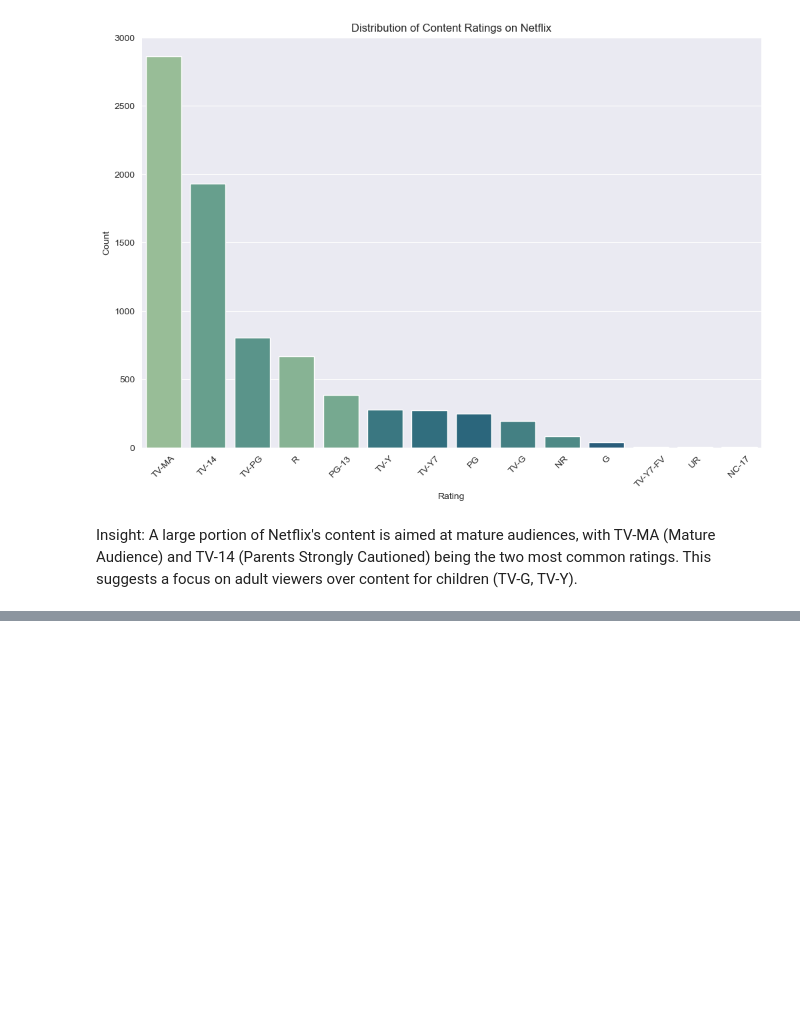
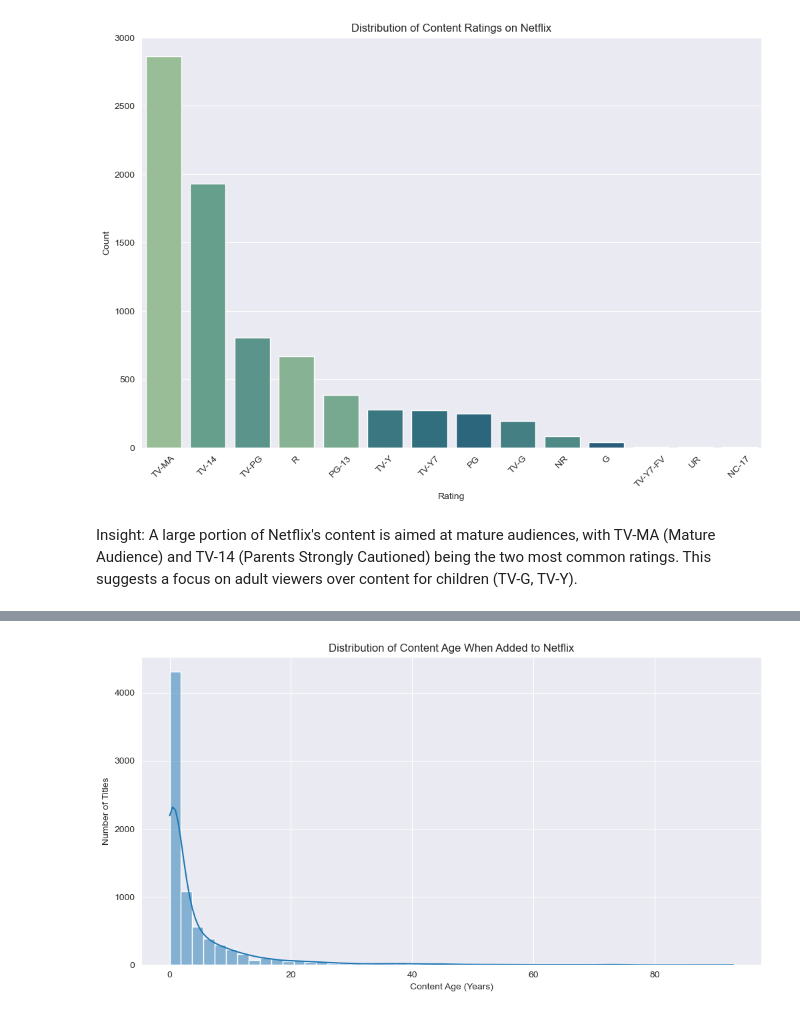
Before and after one commit to manshagupta217/Netflix-Content-Strategy-Analysis, a Jupyter notebook: notebooks/Netflix_Analysis.ipynb, the cells around one changed output, grey strips where cells are left out. Cells and saved outputs as stored; diff of their text form; code cells hidden in the pictures; blank space fills up the shorter version.

```diff
--- a/notebooks/Netflix_Analysis.ipynb
+++ b/notebooks/Netflix_Analysis.ipynb
@@ -360,0 +369,13 @@ Insight: A large portion of Netflix's content is aimed at mature audiences, with
+# %%
+df['age_on_netflix'] = df['year_added'] - df['release_year']
+
+content_age = df[df['age_on_netflix'] >= 0]
+
+plt.figure(figsize=(12, 6))
+sns.histplot(data=content_age, x='age_on_netflix', bins=50, kde=True)
+plt.title('Distribution of Content Age When Added to Netflix')
+plt.xlabel('Content Age (Years)')
+plt.ylabel('Number of Titles')
+plt.show()
+# %% [output]
+[figure, added]
```
Also changed, not shown: parts of 8 cells of this notebook.
